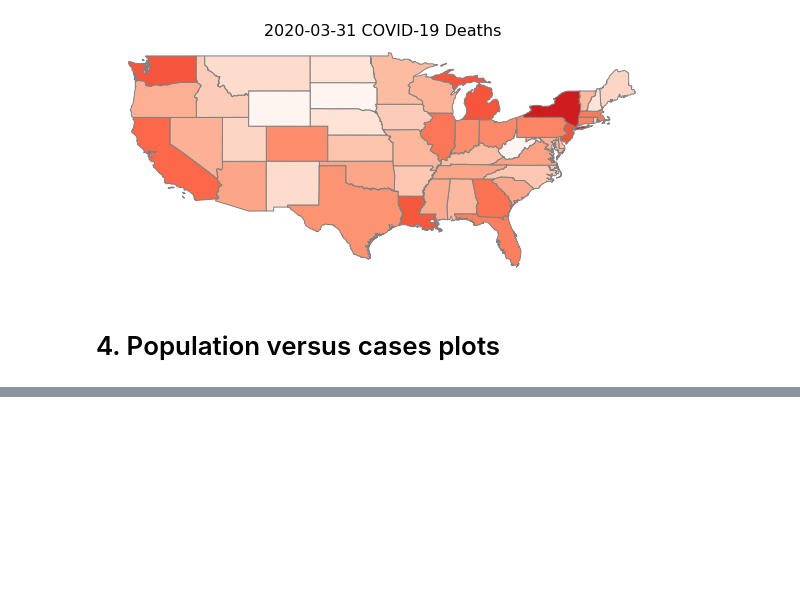
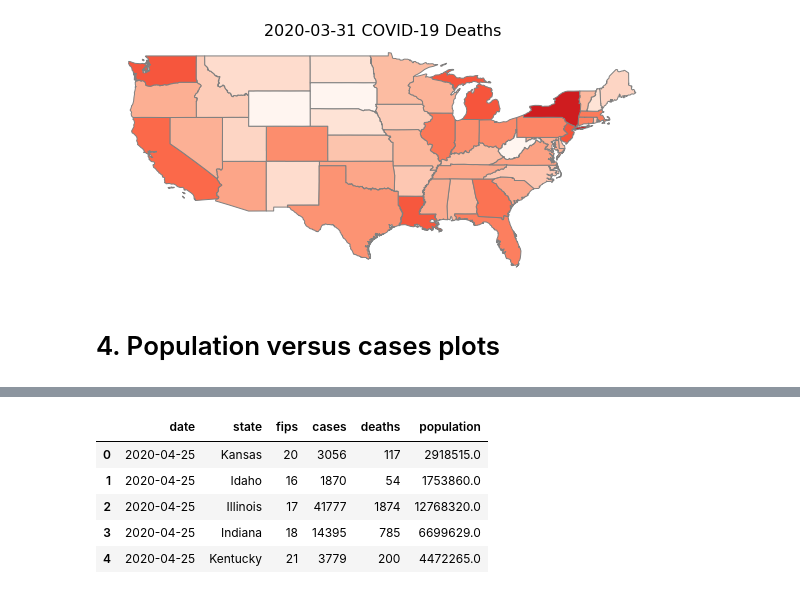
Before and after one commit to CSJohnLee/COVID19_Project, a Jupyter notebook: Lee_EDA.ipynb, the cells around one changed output, grey strips where cells are left out. Cells and saved outputs as stored; diff of their text form; code cells hidden in the pictures; blank space fills up the shorter version.

```diff
--- a/Lee_EDA.ipynb
+++ b/Lee_EDA.ipynb
@@ -577,0 +613,10 @@ for each in dates:
+# %%
+latest_covid_pop = pd.merge(latest_covid,pop_by_state, how='left', left_on=['state'], right_on=['state'])
+latest_covid_pop.head()
+# %% [output]
+|  | date | state | fips | cases | deaths | population |
+| 0 | 2020-04-25 | Kansas | 20 | 3056 | 117 | 2918515.0 |
+| 1 | 2020-04-25 | Idaho | 16 | 1870 | 54 | 1753860.0 |
+| 2 | 2020-04-25 | Illinois | 17 | 41777 | 1874 | 12768320.0 |
+| 3 | 2020-04-25 | Indiana | 18 | 14395 | 785 | 6699629.0 |
+| 4 | 2020-04-25 | Kentucky | 21 | 3779 | 200 | 4472265.0 |
```
Also changed, not shown: parts of 7 cells of this notebook.
